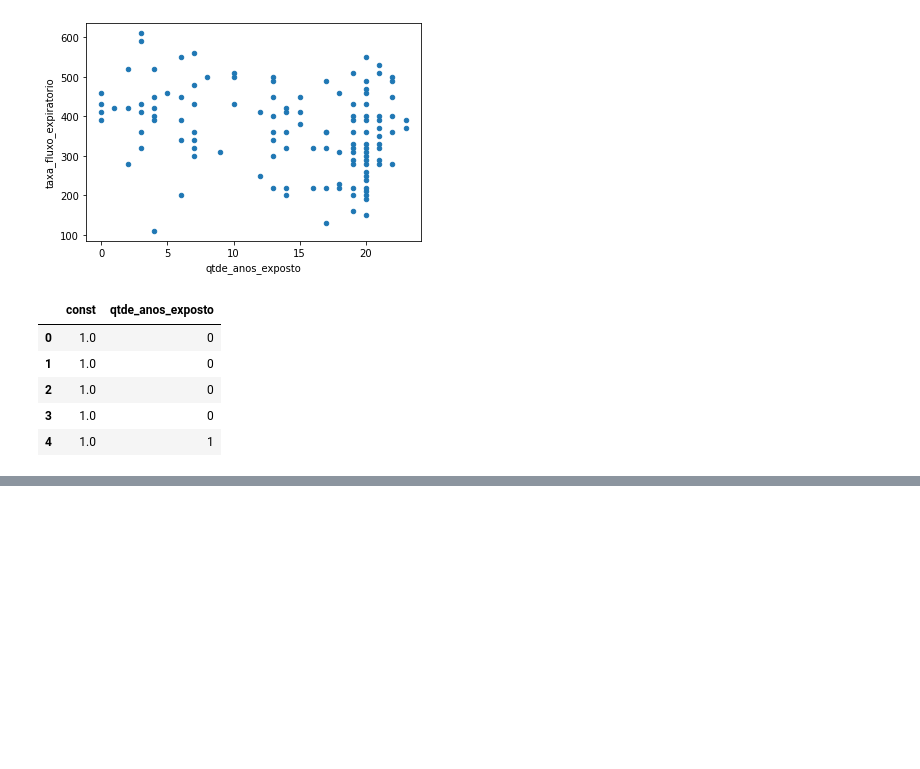
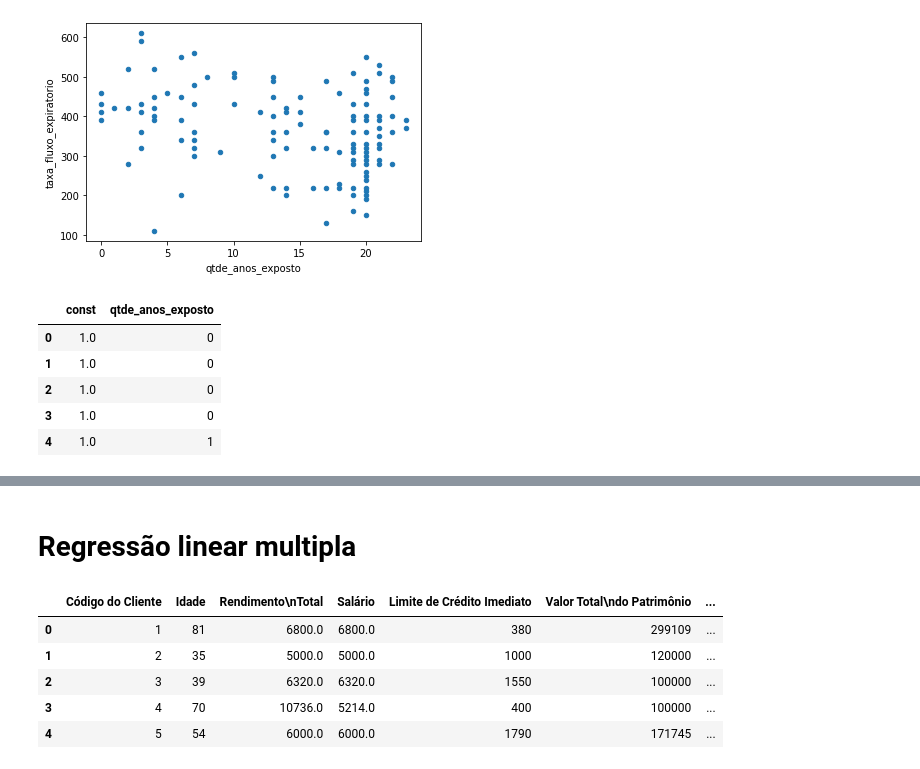
Before and after one commit to devodla/python-clustering-data, a Jupyter notebook: Regr_Linear.ipynb, the cells around one changed output, grey strips where cells are left out. Cells and saved outputs as stored; diff of their text form; code cells hidden in the pictures; blank space fills up the shorter version.

Commit message:
Aumento de regressao linear multipla

```diff
--- a/Regr_Linear.ipynb
+++ b/Regr_Linear.ipynb
@@ -121,3 +121,15 @@ Covariance Type:                nonrobust
 
 Warnings:
 [1] Standard Errors assume that the covariance matrix of the errors is correctly specified.
+# %% [markdown]
+# Regressão linear multipla
+# %%
+dados = pd.read_excel(f'{pasta_raiz}/base_cheque.xls', sheet_name='cheque-especial')
+dados.head()
+# %% [output]
+|  | Código do Cliente | Idade | Rendimento\nTotal | Salário | Limite de Crédito Imediato | Valor Total\ndo Patrimônio | ... |
+| 0 | 1 | 81 | 6800.0 | 6800.0 | 380 | 299109 | ... |
+| 1 | 2 | 35 | 5000.0 | 5000.0 | 1000 | 120000 | ... |
+| 2 | 3 | 39 | 6320.0 | 6320.0 | 1550 | 100000 | ... |
+| 3 | 4 | 70 | 10736.0 | 5214.0 | 400 | 100000 | ... |
+| 4 | 5 | 54 | 6000.0 | 6000.0 | 1790 | 171745 | ... |
```
Also changed, not shown: parts of 9 cells of this notebook.
